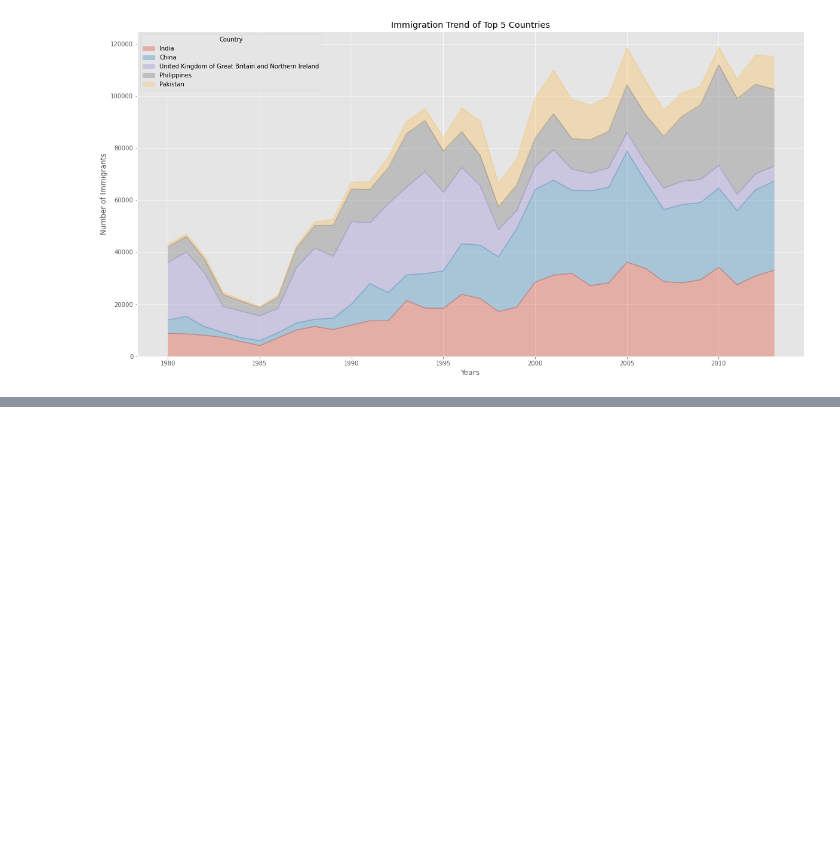
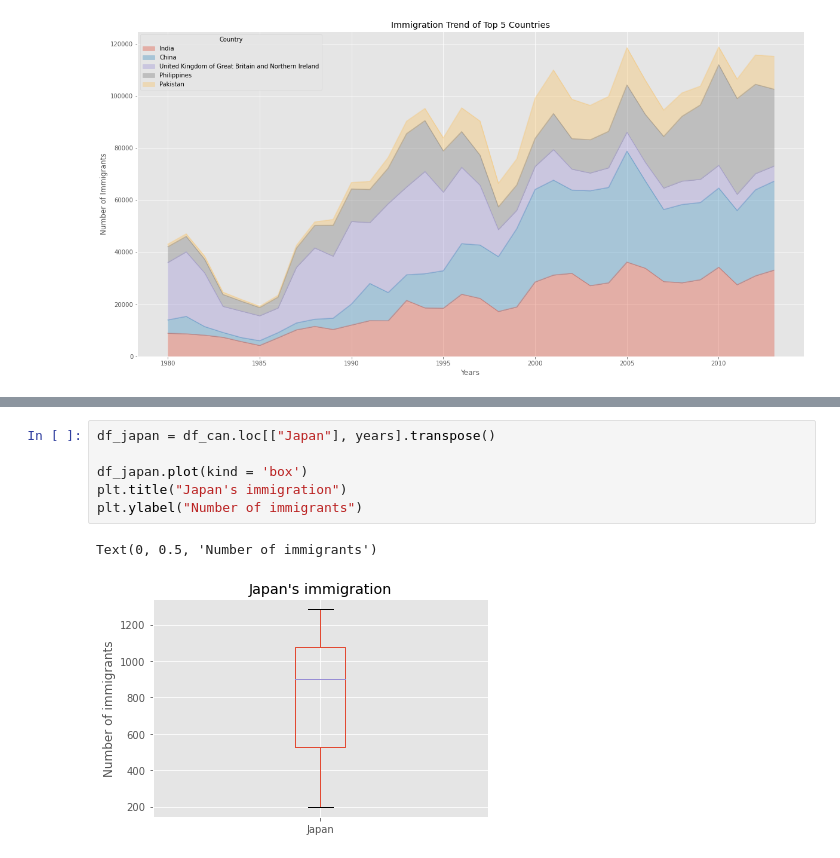
Before and after one commit to danny-cpp/Data-Visualization-with-Python, a Jupyter notebook: myNoteBook.ipynb, the cells around one changed output, grey strips where cells are left out. Cells and saved outputs as stored; diff of their text form; blank space fills up the shorter version.

```diff
--- a/myNoteBook.ipynb
+++ b/myNoteBook.ipynb
@@ -173,0 +196,9 @@ Text(0.5, 0, 'Years')
+# %%
+df_japan = df_can.loc[["Japan"], years].transpose()
+
+df_japan.plot(kind = 'box')
+plt.title("Japan's immigration")
+plt.ylabel("Number of immigrants")
+# %% [output]
+Text(0, 0.5, 'Number of immigrants')
+[figure, added]
```
Also changed, not shown: parts of 3 cells of this notebook.
